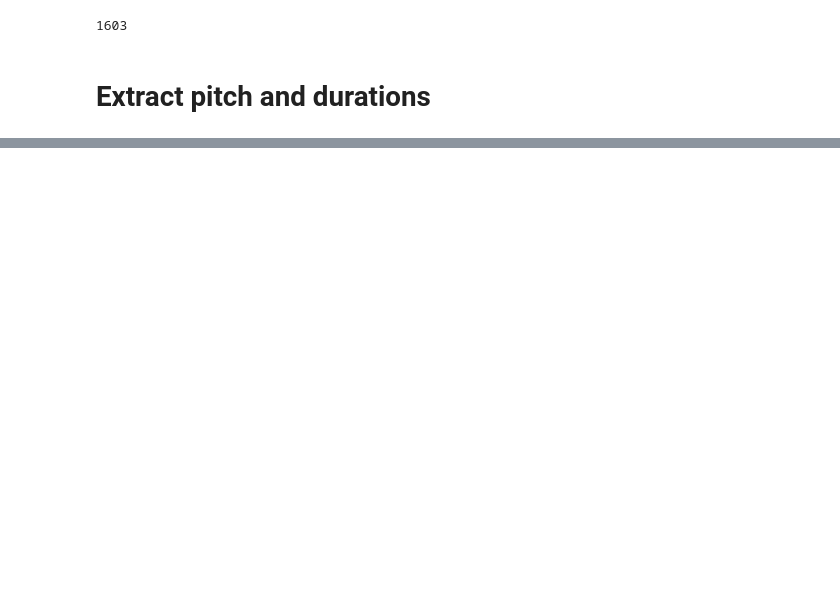
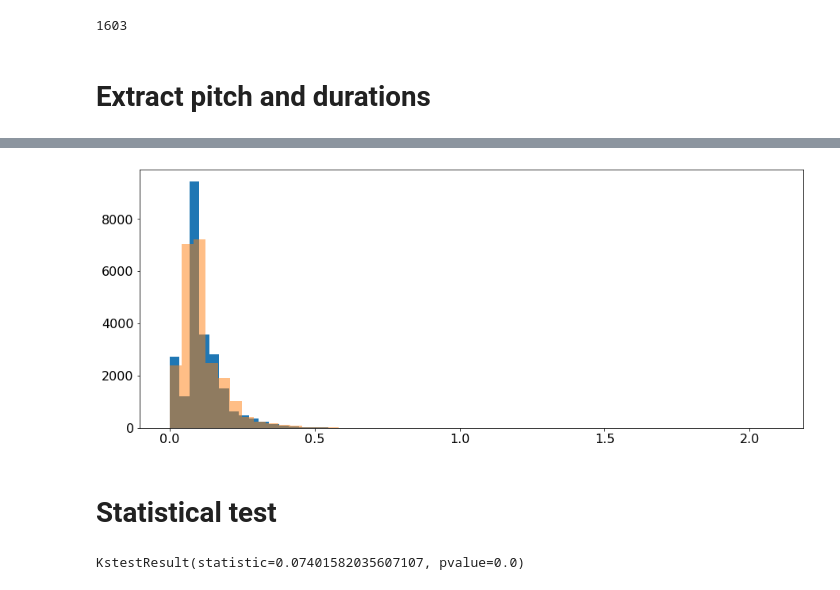
Before and after one commit to GaganNarula/birdsong_gan, a Jupyter notebook: birdsong_gan/notebooks/compare_pitch_syllable_duration_gap.ipynb, the cells around one changed output, grey strips where cells are left out. Cells and saved outputs as stored; diff of their text form; code cells hidden in the pictures; blank space fills up the shorter version.

```diff
--- a/birdsong_gan/notebooks/compare_pitch_syllable_duration_gap.ipynb
+++ b/birdsong_gan/notebooks/compare_pitch_syllable_duration_gap.ipynb
@@ -208,0 +249,10 @@ pitches_real, durations_real, gap_lengths_real = get_pitch_duration_gaps(real_au
+# %%
+plt.figure(figsize=(15,6))
+plt.hist(gaps_real, bins=50)
+plt.hist(gaps_samp, bins=50, alpha=0.5)
+#plt.xlim([0, 2000])
+plt.show()
+# %% [output]
+[figure, added]
+# %% [markdown]
+# Statistical test
@@ -208,0 +261,4 @@ pitches_real, durations_real, gap_lengths_real = get_pitch_duration_gaps(real_au
+# %%
+ks_2samp(pitches_real_, pitches_samp_)
+# %% [output]
+KstestResult(statistic=0.07401582035607107, pvalue=0.0)
```
Also changed, not shown: parts of 14 cells of this notebook, 3 other files.
